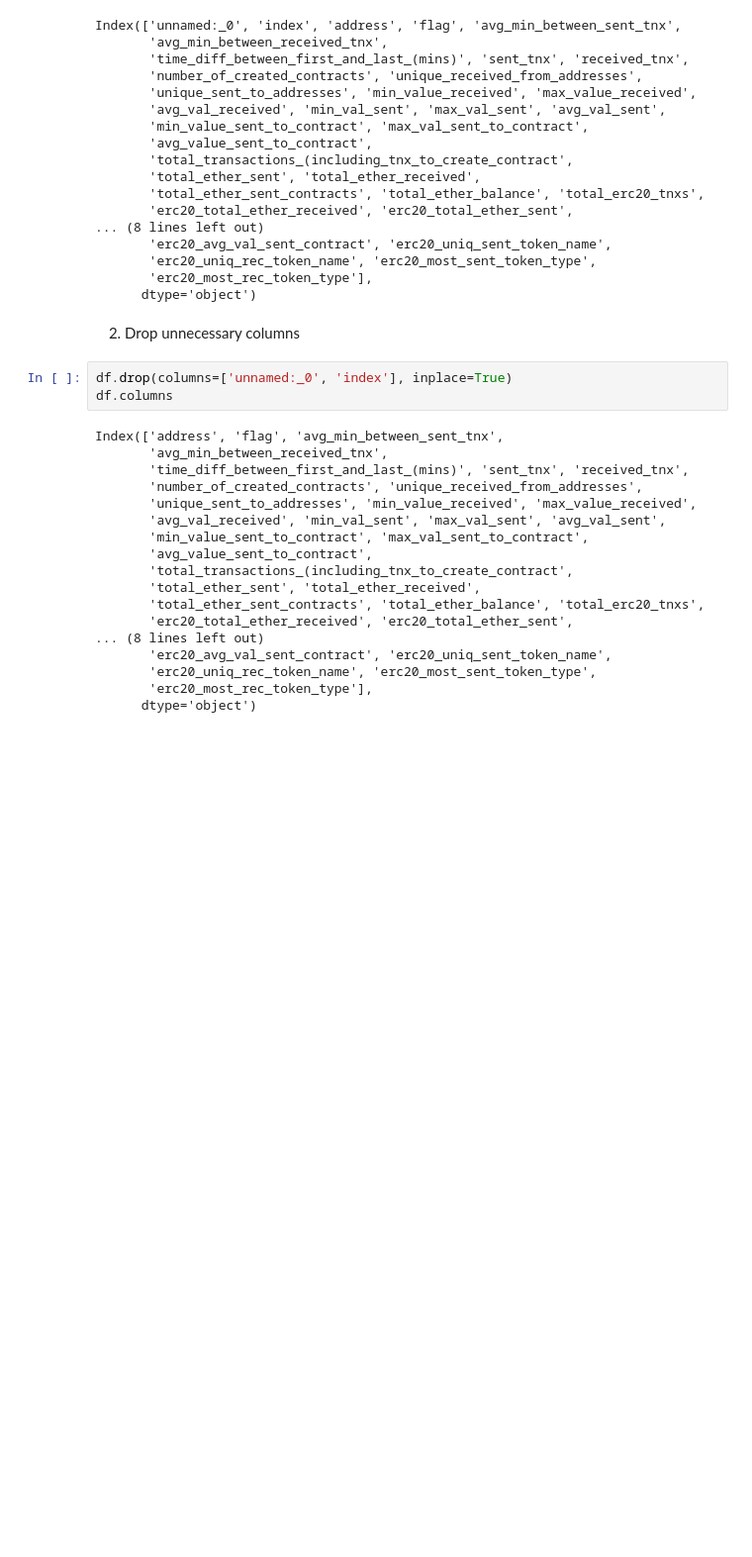
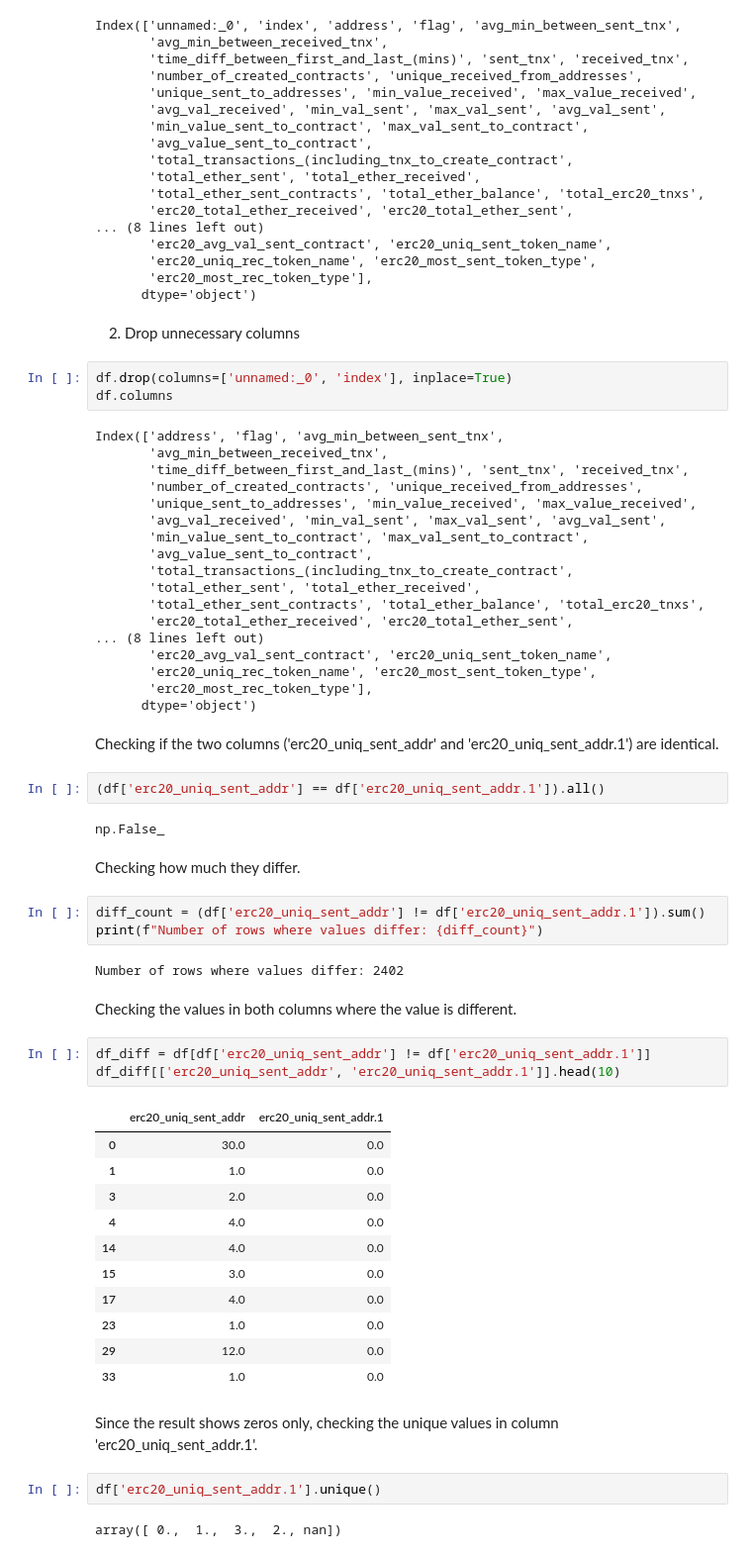
Before and after one commit to InsightsByIvy/Analysing-Scam-Patterns-in-Ethereum-Transactions, a Jupyter notebook: Notebooks/Initial_check.ipynb, the cells around one changed output. Shown at 99% size. Cells and saved outputs as stored; diff of their text form; blank space fills up the shorter version.

```diff
--- a/Notebooks/Initial_check.ipynb
+++ b/Notebooks/Initial_check.ipynb
@@ -203,3 +203,39 @@ Index(['address', 'flag', 'avg_min_between_sent_tnx',
        'erc20_uniq_rec_token_name', 'erc20_most_sent_token_type',
        'erc20_most_rec_token_type'],
       dtype='object')
+# %% [markdown]
+Checking if the two columns ('erc20_uniq_sent_addr' and 'erc20_uniq_sent_addr.1') are identical.
+# %%
+(df['erc20_uniq_sent_addr'] == df['erc20_uniq_sent_addr.1']).all()
+# %% [output]
+np.False_
+# %% [markdown]
+Checking how much they differ.
+# %%
+diff_count = (df['erc20_uniq_sent_addr'] != df['erc20_uniq_sent_addr.1']).sum()
+print(f"Number of rows where values differ: {diff_count}")
+# %% [output]
+Number of rows where values differ: 2402
+# %% [markdown]
+Checking the values in both columns where the value is different.
+# %%
+df_diff = df[df['erc20_uniq_sent_addr'] != df['erc20_uniq_sent_addr.1']]
+df_diff[['erc20_uniq_sent_addr', 'erc20_uniq_sent_addr.1']].head(10)
+# %% [output]
+|  | erc20_uniq_sent_addr | erc20_uniq_sent_addr.1 |
+| 0 | 30.0 | 0.0 |
+| 1 | 1.0 | 0.0 |
+| 3 | 2.0 | 0.0 |
+| 4 | 4.0 | 0.0 |
+| 14 | 4.0 | 0.0 |
+| 15 | 3.0 | 0.0 |
+| 17 | 4.0 | 0.0 |
+| 23 | 1.0 | 0.0 |
+| 29 | 12.0 | 0.0 |
+| 33 | 1.0 | 0.0 |
+# %% [markdown]
+Since the result shows zeros only, checking the unique values in column 'erc20_uniq_sent_addr.1'.
+# %%
+df['erc20_uniq_sent_addr.1'].unique()
+# %% [output]
+array([ 0.,  1.,  3.,  2., nan])
```
Also changed, not shown: parts of 11 cells of this notebook.
